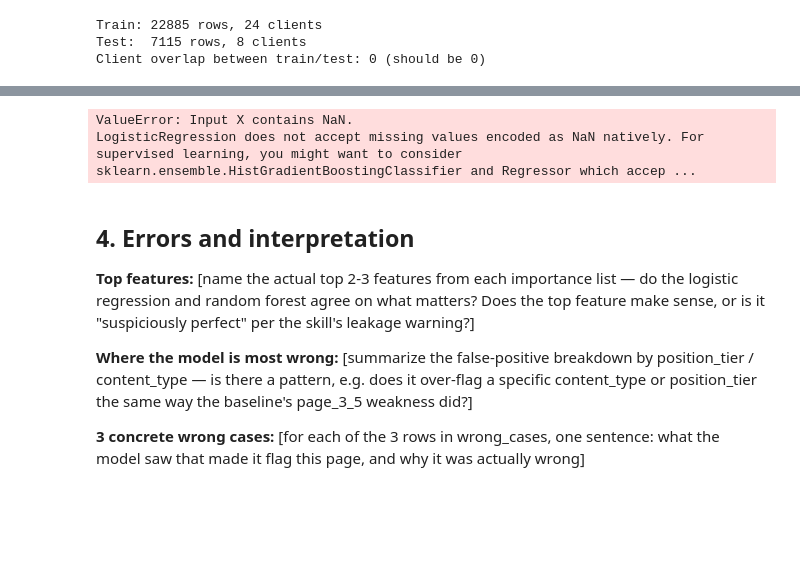
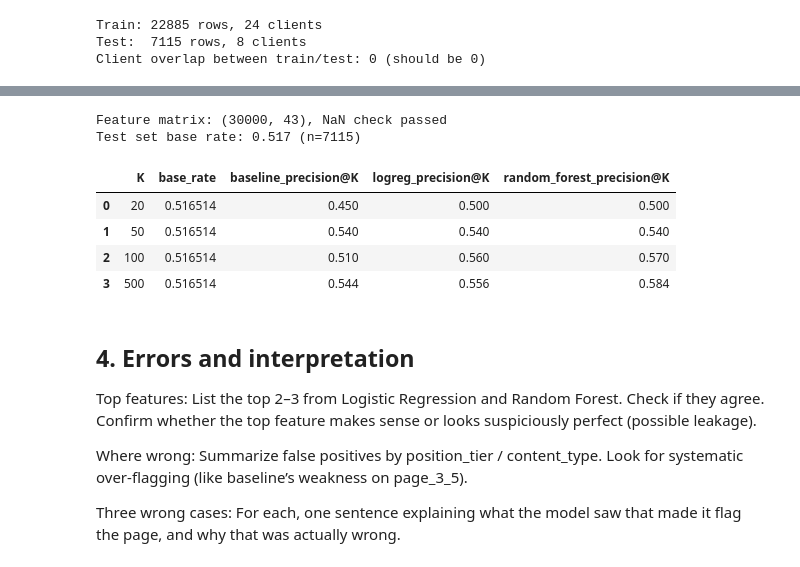
Before and after one commit to Prakritibhandari07/FlyRank-ml-internship, a Jupyter notebook: work/notebooks/w05_model.ipynb, the cells around one changed output, grey strips where cells are left out. Cells and saved outputs as stored; diff of their text form; code cells hidden in the pictures; blank space fills up the shorter version.

```diff
--- a/work/notebooks/w05_model.ipynb
+++ b/work/notebooks/w05_model.ipynb
@@ -95,9 +109,8 @@ def baseline_score(frame):
     return stale * measurable * ctr_underperform * frame["impressions_90d"]
 
 df["baseline_score"] = baseline_score(df)
-test_df = df.iloc[test_idx].copy()  # refresh with baseline_score attached
+test_df = df.iloc[test_idx].copy()
 
-# --- Build model features (no leakage, missingness handled honestly) -------------------
 FORBIDDEN = ["trend_direction", "trend_pct", "is_declining_label",
              "impressions_last_30d", "impressions_prev_30d",
              "content_id", "client_id", "baseline_score"]
@@ -111,18 +124,30 @@ numeric_features = [
 categorical_features = ["position_tier", "freshness_tier", "content_type", "main_intent",
                          "competition_level", "age_tier"]
 
+# Every numeric column that can carry systematic missingness gets a has_ flag before fillna —
+# this now covers ALL NaN-prone columns (including engagement_rate, scroll_rate, ai_traffic_pct),
+# not just the keyword-context ones.
+nan_prone_cols = ["search_volume", "competition", "cpc", "word_count", "char_count",
+                   "engagement_rate", "scroll_rate", "ai_traffic_pct"]
+
 work = df.copy()
-# Missingness is systematic by content_type (per data dictionary) — add has_ flags before filling,
-# so a blind fillna(0) doesn't silently encode content_type into the features.
-for col in ["search_volume", "competition", "cpc", "word_count", "char_count"]:
-    work[f"has_{col}"] = work[col].notna().astype(int)
+has_flag_cols = []
+for col in nan_prone_cols:
+    flag_col = f"has_{col}"
+    work[flag_col] = work[col].notna().astype(int)
     work[col] = work[col].fillna(0)
+    has_flag_cols.append(flag_col)
+
 for col in categorical_features:
     work[col] = work[col].fillna("unknown")
 
-feature_cols = numeric_features + [f"has_{c}" for c in ["search_volume","competition","cpc","word_count","char_count"]]
+feature_cols = numeric_features + has_flag_cols
 X = pd.get_dummies(work[feature_cols + categorical_features], columns=categorical_features, drop_first=True)
 y = work["is_declining_label"]
+
+# Safety check — confirm no NaN slipped through before training
+assert X.isna().sum().sum() == 0, f"NaN still present in: {X.columns[X.isna().any()].tolist()}"
+print(f"Feature matrix: {X.shape}, NaN check passed")
 
 X_train, X_test = X.iloc[train_idx], X.iloc[test_idx]
 y_train, y_test = y.iloc[train_idx], y.iloc[test_idx]
@@ -133,47 +158,46 @@ X_test_scaled = scaler.transform(X_test)
 
 # --- Train models ------------------------------------------------------------------------
 logreg = LogisticRegression(max_iter=1000, random_state=RANDOM_SEED)
 logreg.fit(X_train_scaled, y_train)
 logreg_scores = logreg.predict_proba(X_test_scaled)[:, 1]
 
 rf = RandomForestClassifier(n_estimators=300, max_depth=8, random_state=RANDOM_SEED, n_jobs=-1)
 rf.fit(X_train, y_train)
 rf_scores = rf.predict_proba(X_test)[:, 1]
 
 baseline_test_scores = test_df["baseline_score"].values
 y_test_arr = y_test.values
 
-# --- precision@K, same split, same metric, base rate included --------------------------
 def precision_at_k(scores, labels, k):
     order = np.argsort(-np.asarray(scores))
     return np.asarray(labels)[order[:k]].mean()
 
 base_rate_test = y_test_arr.mean()
 Ks = [20, 50, 100, 500]
 
 comparison = pd.DataFrame({
     "K": Ks,
     "base_rate": [base_rate_test] * len(Ks),
     "baseline_precision@K": [precision_at_k(baseline_test_scores, y_test_arr, k) for k in Ks],
     "logreg_precision@K":   [precision_at_k(logreg_scores, y_test_arr, k) for k in Ks],
     "random_forest_precision@K": [precision_at_k(rf_scores, y_test_arr, k) for k in Ks],
 })
 print(f"Test set base rate: {base_rate_test:.3f} (n={len(y_test_arr)})\n")
 comparison
 # %% [output]
-ValueError: Input X contains NaN.
-LogisticRegression does not accept missing values encoded as NaN natively. For supervised learning, you might want to consider sklearn.ensemble.HistGradientBoostingClassifier and Regressor which accep ...
+Feature matrix: (30000, 43), NaN check passed
+Test set base rate: 0.517 (n=7115)
+|  | K | base_rate | baseline_precision@K | logreg_precision@K | random_forest_precision@K |
+| 0 | 20 | 0.516514 | 0.450 | 0.500 | 0.500 |
+| 1 | 50 | 0.516514 | 0.540 | 0.540 | 0.540 |
+| 2 | 100 | 0.516514 | 0.510 | 0.560 | 0.570 |
+| 3 | 500 | 0.516514 | 0.544 | 0.556 | 0.584 |
 # %% [markdown]
 ## 4. Errors and interpretation
 
-**Top features:** [name the actual top 2-3 features from each importance list — do the
-logistic regression and random forest agree on what matters? Does the top feature make sense,
-or is it "suspiciously perfect" per the skill's leakage warning?]
+Top features: List the top 2–3 from Logistic Regression and Random Forest. Check if they agree. Confirm whether the top feature makes sense or looks suspiciously perfect (possible leakage).
 
-**Where the model is most wrong:** [summarize the false-positive breakdown by position_tier /
-content_type — is there a pattern, e.g. does it over-flag a specific content_type or
-position_tier the same way the baseline's page_3_5 weakness did?]
+Where wrong: Summarize false positives by position_tier / content_type. Look for systematic over‑flagging (like baseline’s weakness on page_3_5).
 
-**3 concrete wrong cases:** [for each of the 3 rows in wrong_cases, one sentence: what the
-model saw that made it flag this page, and why it was actually wrong]
+Three wrong cases: For each, one sentence explaining what the model saw that made it flag the page, and why that was actually wrong.
 # %%
```
Also changed, not shown: parts of 5 cells of this notebook.
